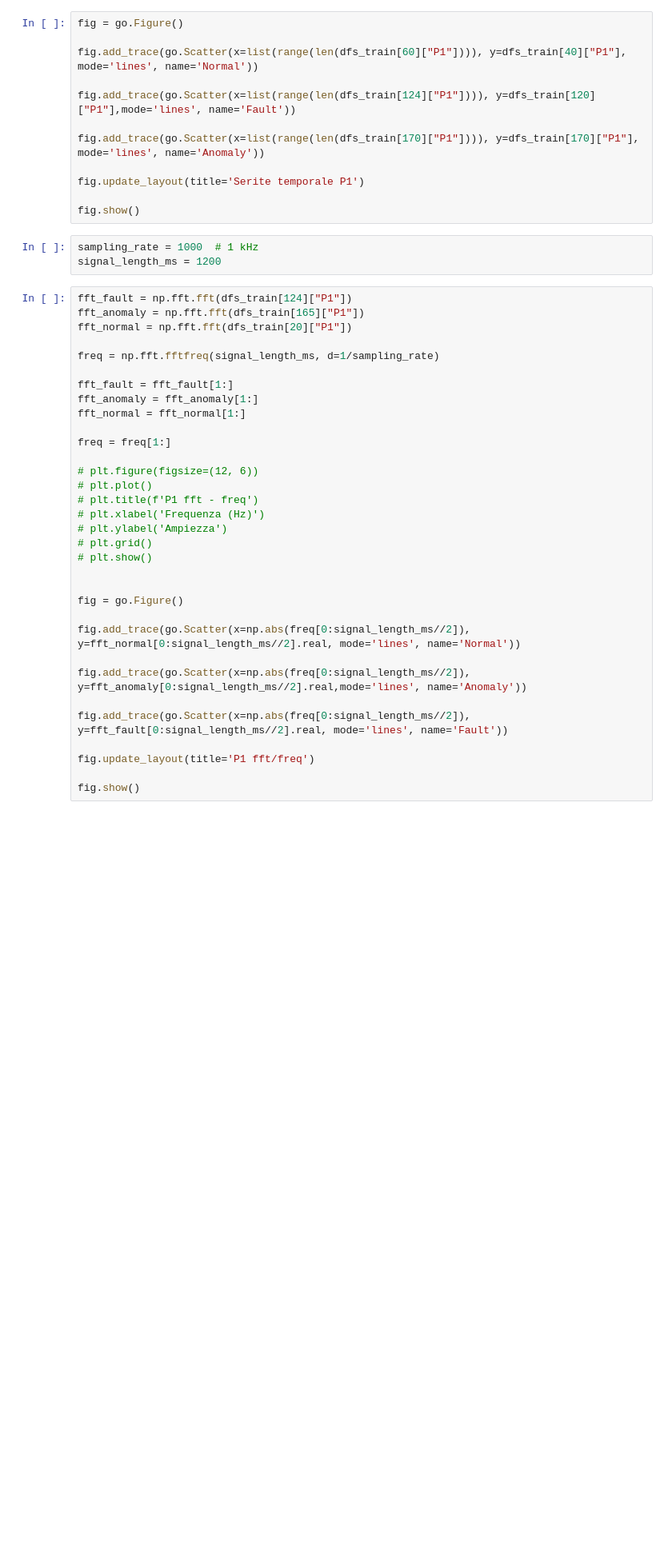
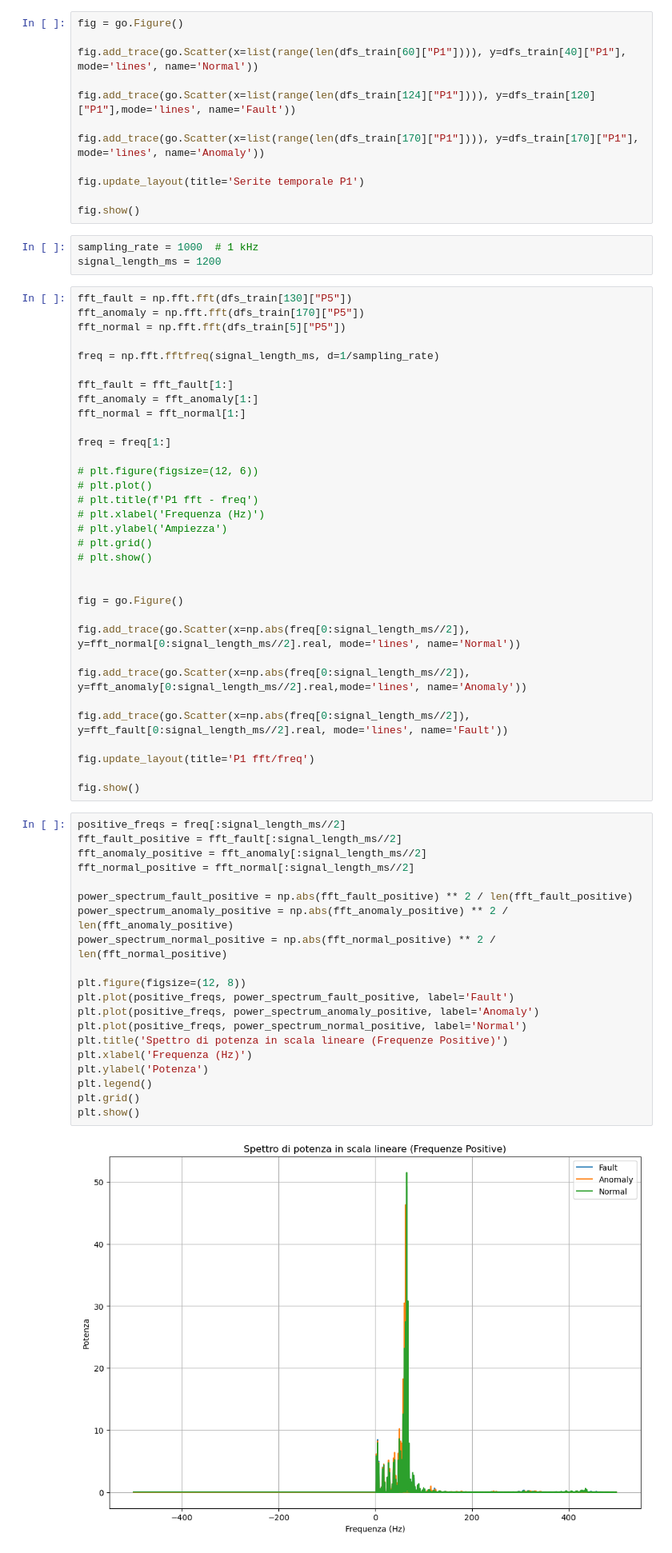
Before and after one commit to alexxdediu/Data-Challenge-PHM-Asia-Pacific-2023, a Jupyter notebook: data_exp.ipynb, the cells around one changed output. Shown: that part at 80% size. Cells and saved outputs as stored; diff of their text form; blank space fills up the shorter version.

```diff
--- a/data_exp.ipynb
+++ b/data_exp.ipynb
@@ -69,9 +69,9 @@ fig.show()
 sampling_rate = 1000  # 1 kHz
 signal_length_ms = 1200
 # %%
-fft_fault = np.fft.fft(dfs_train[124]["P1"])
-fft_anomaly = np.fft.fft(dfs_train[165]["P1"])
-fft_normal = np.fft.fft(dfs_train[20]["P1"])
+fft_fault = np.fft.fft(dfs_train[130]["P5"])
+fft_anomaly = np.fft.fft(dfs_train[170]["P5"])
+fft_normal = np.fft.fft(dfs_train[5]["P5"])
 
 freq = np.fft.fftfreq(signal_length_ms, d=1/sampling_rate)
 
@@ -101,3 +101,25 @@ fig.add_trace(go.Scatter(x=np.abs(freq[0:signal_length_ms//2]), y=fft_fault[0:si
 fig.update_layout(title='P1 fft/freq')
 
 fig.show()
+# %%
+positive_freqs = freq[:signal_length_ms//2]
+fft_fault_positive = fft_fault[:signal_length_ms//2]
+fft_anomaly_positive = fft_anomaly[:signal_length_ms//2]
+fft_normal_positive = fft_normal[:signal_length_ms//2]
+
+power_spectrum_fault_positive = np.abs(fft_fault_positive) ** 2 / len(fft_fault_positive)
+power_spectrum_anomaly_positive = np.abs(fft_anomaly_positive) ** 2 / len(fft_anomaly_positive)
+power_spectrum_normal_positive = np.abs(fft_normal_positive) ** 2 / len(fft_normal_positive)
+
+plt.figure(figsize=(12, 8))
+plt.plot(positive_freqs, power_spectrum_fault_positive, label='Fault')
+plt.plot(positive_freqs, power_spectrum_anomaly_positive, label='Anomaly')
+plt.plot(positive_freqs, power_spectrum_normal_positive, label='Normal')
+plt.title('Spettro di potenza in scala lineare (Frequenze Positive)')
+plt.xlabel('Frequenza (Hz)')
+plt.ylabel('Potenza')
+plt.legend()
+plt.grid()
+plt.show()
+# %% [output]
+[figure, added]
```
Also changed, not shown: parts of 2 cells of this notebook, 2 other files.
